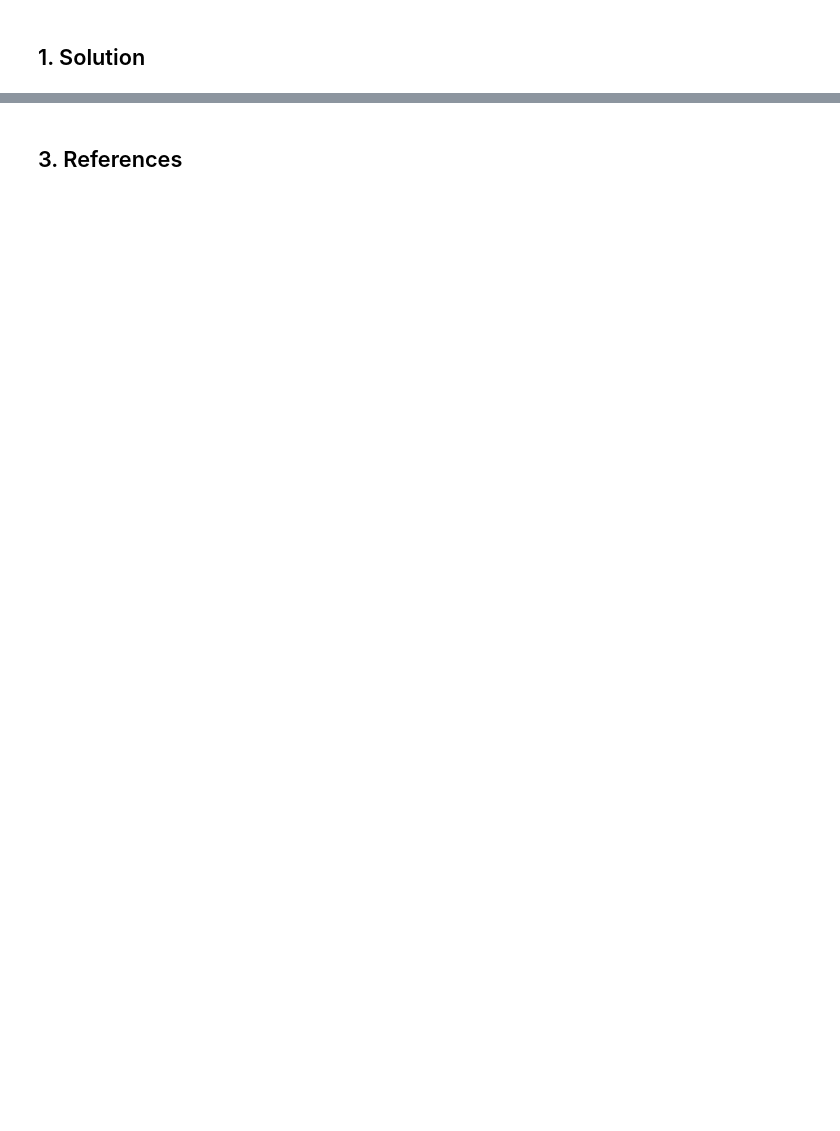
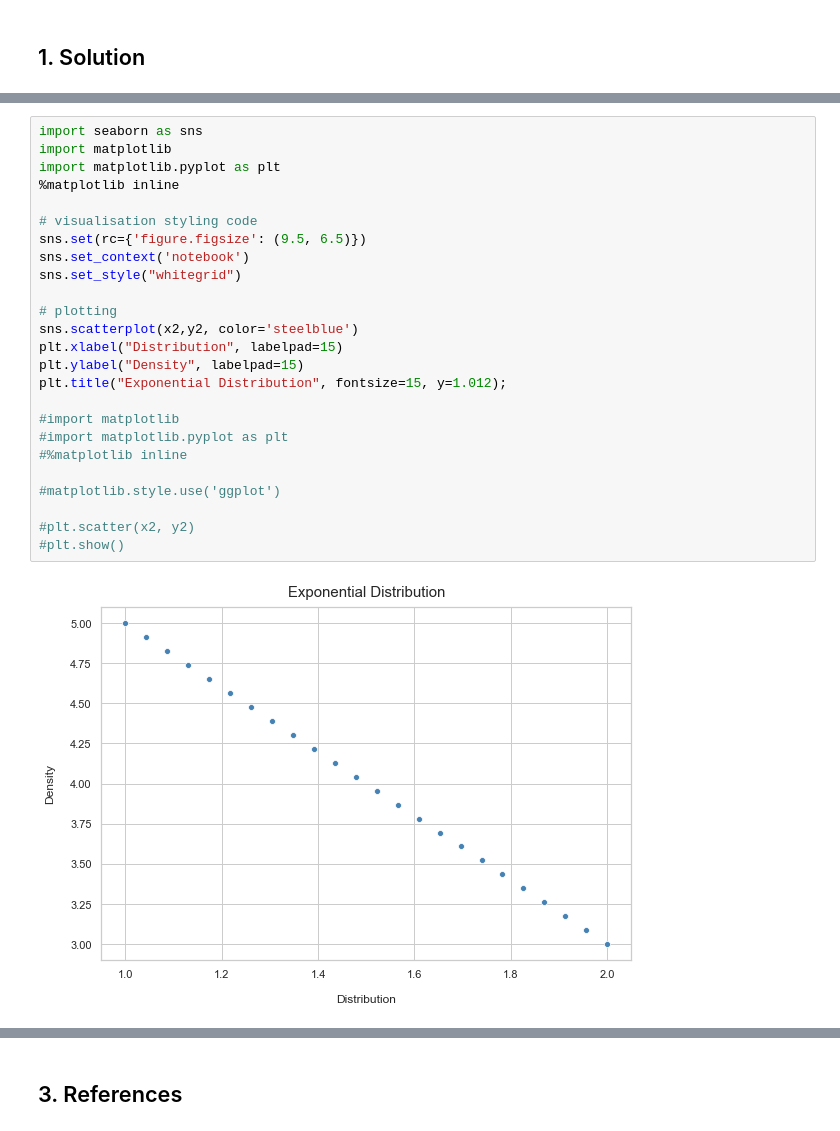
Before and after one commit to Munster2020/HDIP_CSDA_COMP07084_TASKS, a Jupyter notebook: tasks2020.ipynb, the cells around one changed output, grey strips where cells are left out. Saved outputs shown, nothing was run; the diff lists cells and outputs as text; blank space fills up the shorter version.

```diff
--- a/tasks2020.ipynb
+++ b/tasks2020.ipynb
@@ -420,0 +451,27 @@ Wait a minute, above I said a coin toss could be a thought of as a Binomial expe
+# %%
+import seaborn as sns
+import matplotlib
+import matplotlib.pyplot as plt
+%matplotlib inline
+
+# visualisation styling code
+sns.set(rc={'figure.figsize': (9.5, 6.5)})
+sns.set_context('notebook')
+sns.set_style("whitegrid")
+
+# plotting
+sns.scatterplot(x2,y2, color='steelblue')
+plt.xlabel("Distribution", labelpad=15)
+plt.ylabel("Density", labelpad=15)
+plt.title("Exponential Distribution", fontsize=15, y=1.012);
+
+#import matplotlib
+#import matplotlib.pyplot as plt
+#%matplotlib inline
+
+#matplotlib.style.use('ggplot')
+
+#plt.scatter(x2, y2)
+#plt.show()
+# %% [output]
+[figure, added]
```
Also changed, not shown: parts of 17 cells of this notebook.
